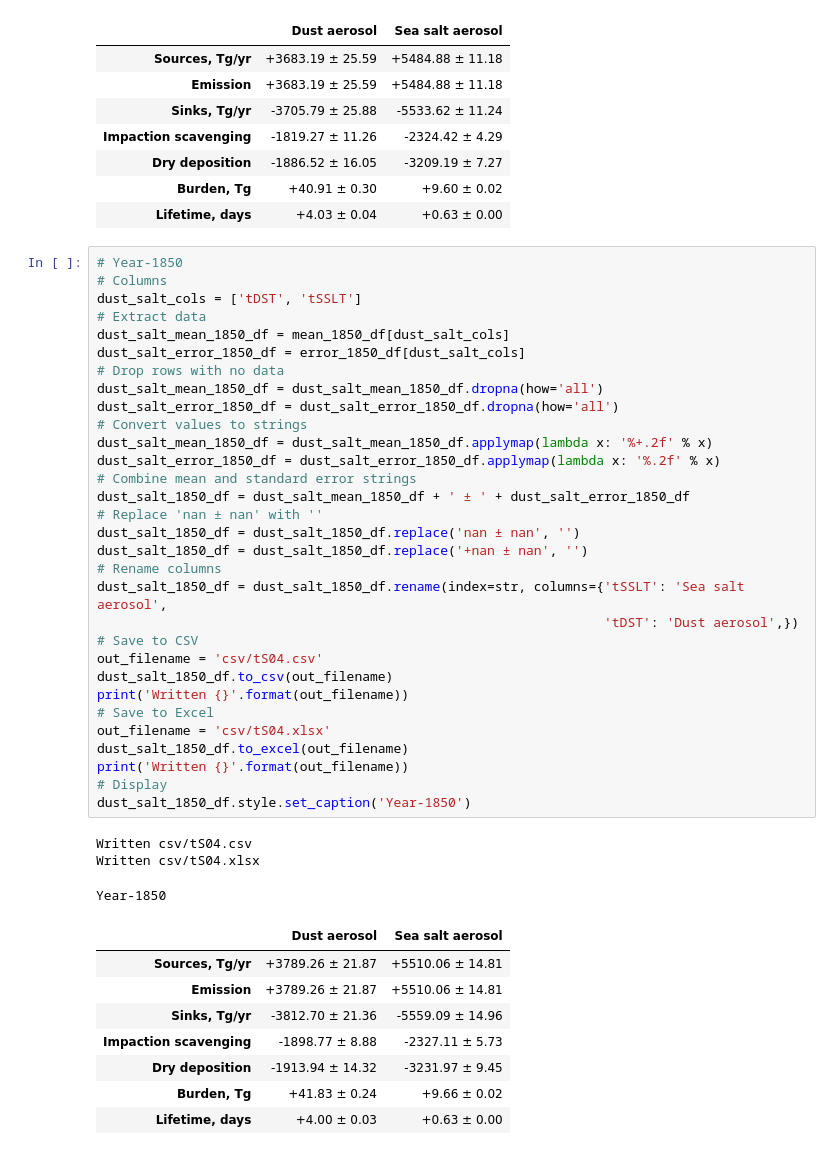
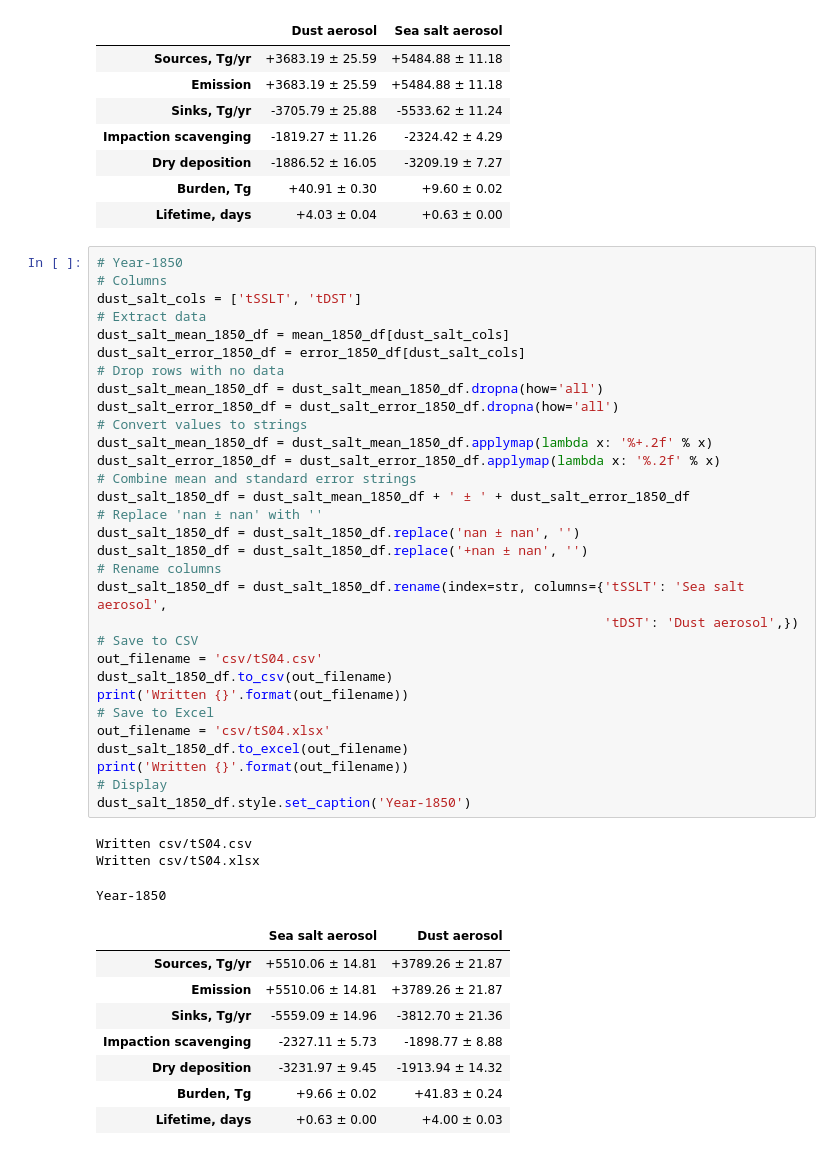
Before and after one commit to grandey/p17c-marc-comparison, a Jupyter notebook: analysis_draft2017b/budget_tables_draft2017b.ipynb, the cells around one changed output. Saved outputs shown, nothing was run; the diff lists cells and outputs as text.

Commit message:
budget_tables_draft2017b.ipynb: changing order of column in Tables 4 and S4

```diff
--- a/analysis_draft2017b/budget_tables_draft2017b.ipynb
+++ b/analysis_draft2017b/budget_tables_draft2017b.ipynb
@@ -584,46 +584,46 @@ Year-2000
 # %%
 # Year-1850
 # Columns
-dust_salt_cols = ['tDST', 'tSSLT']
+dust_salt_cols = ['tSSLT', 'tDST']
 # Extract data
 dust_salt_mean_1850_df = mean_1850_df[dust_salt_cols]
 dust_salt_error_1850_df = error_1850_df[dust_salt_cols]
 # Drop rows with no data
 dust_salt_mean_1850_df = dust_salt_mean_1850_df.dropna(how='all')
 dust_salt_error_1850_df = dust_salt_error_1850_df.dropna(how='all')
 # Convert values to strings
 dust_salt_mean_1850_df = dust_salt_mean_1850_df.applymap(lambda x: '%+.2f' % x)
 dust_salt_error_1850_df = dust_salt_error_1850_df.applymap(lambda x: '%.2f' % x)
 # Combine mean and standard error strings
 dust_salt_1850_df = dust_salt_mean_1850_df + ' ± ' + dust_salt_error_1850_df
 # Replace 'nan ± nan' with ''
 dust_salt_1850_df = dust_salt_1850_df.replace('nan ± nan', '')
 dust_salt_1850_df = dust_salt_1850_df.replace('+nan ± nan', '')
 # Rename columns
 dust_salt_1850_df = dust_salt_1850_df.rename(index=str, columns={'tSSLT': 'Sea salt aerosol',
                                                                  'tDST': 'Dust aerosol',})
 # Save to CSV
 out_filename = 'csv/tS04.csv'
 dust_salt_1850_df.to_csv(out_filename)
 print('Written {}'.format(out_filename))
 # Save to Excel
 out_filename = 'csv/tS04.xlsx'
 dust_salt_1850_df.to_excel(out_filename)
 print('Written {}'.format(out_filename))
 # Display
 dust_salt_1850_df.style.set_caption('Year-1850')
 # %% [output]
 Written csv/tS04.csv
 Written csv/tS04.xlsx
 Year-1850
-|  | Dust aerosol | Sea salt aerosol |
-| Sources, Tg/yr | +3789.26 ± 21.87 | +5510.06 ± 14.81 |
-| Emission | +3789.26 ± 21.87 | +5510.06 ± 14.81 |
-| Sinks, Tg/yr | -3812.70 ± 21.36 | -5559.09 ± 14.96 |
-| Impaction scavenging | -1898.77 ± 8.88 | -2327.11 ± 5.73 |
-| Dry deposition | -1913.94 ± 14.32 | -3231.97 ± 9.45 |
-| Burden, Tg | +41.83 ± 0.24 | +9.66 ± 0.02 |
-| Lifetime, days | +4.00 ± 0.03 | +0.63 ± 0.00 |
+|  | Sea salt aerosol | Dust aerosol |
+| Sources, Tg/yr | +5510.06 ± 14.81 | +3789.26 ± 21.87 |
+| Emission | +5510.06 ± 14.81 | +3789.26 ± 21.87 |
+| Sinks, Tg/yr | -5559.09 ± 14.96 | -3812.70 ± 21.36 |
+| Impaction scavenging | -2327.11 ± 5.73 | -1898.77 ± 8.88 |
+| Dry deposition | -3231.97 ± 9.45 | -1913.94 ± 14.32 |
+| Burden, Tg | +9.66 ± 0.02 | +41.83 ± 0.24 |
+| Lifetime, days | +0.63 ± 0.00 | +4.00 ± 0.03 |
 # %%
 ! date
 # %% [output]
```
Also changed, not shown: parts of 3 cells of this notebook, 9 other files.
